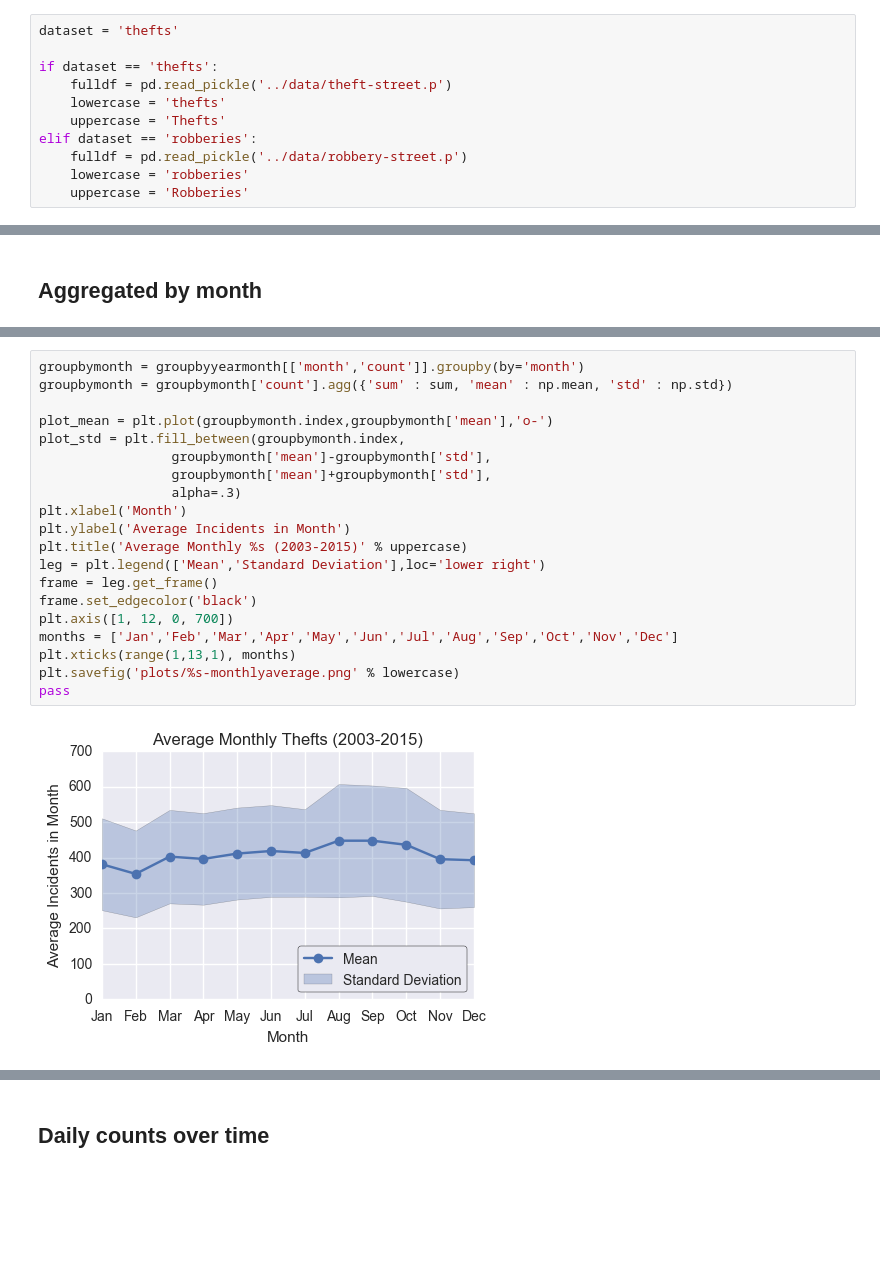
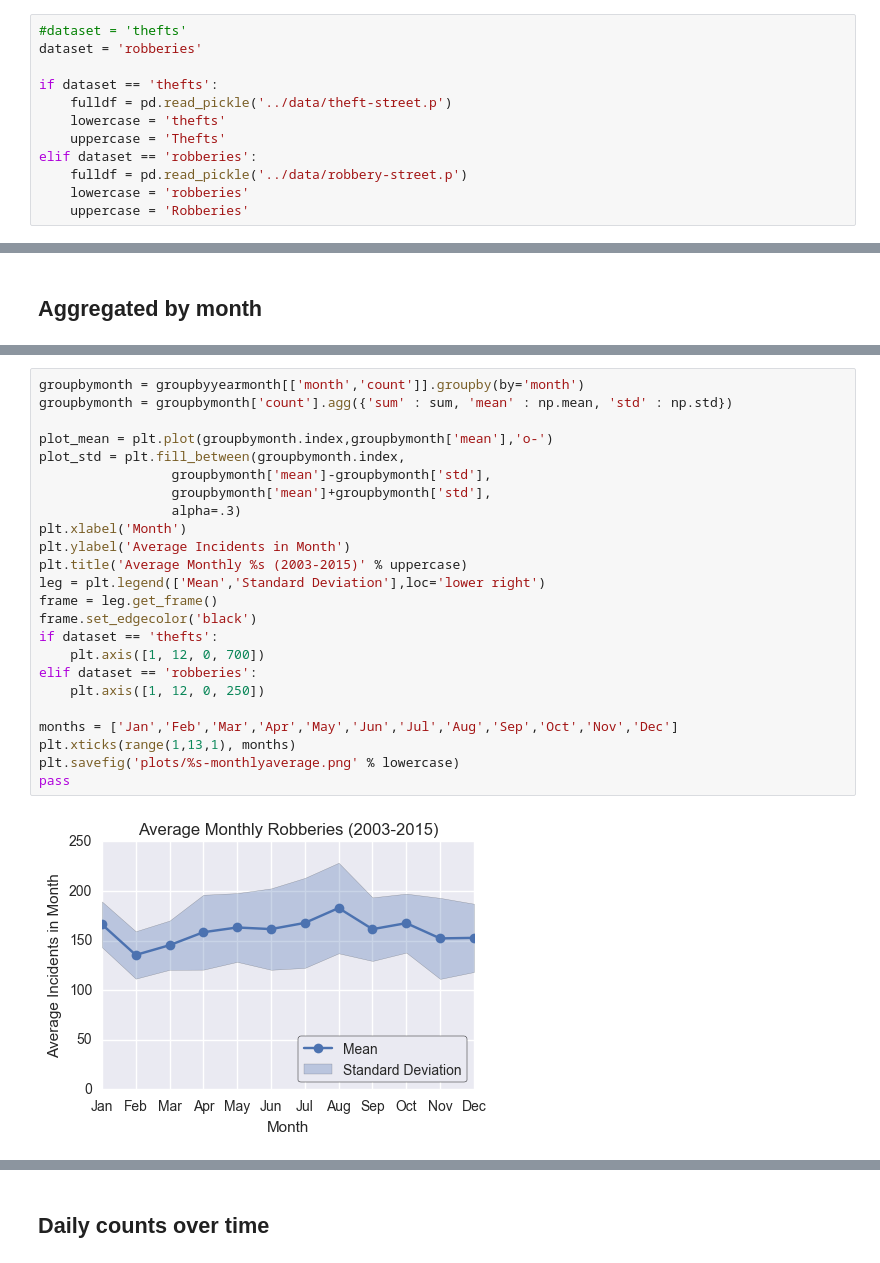
Before and after one commit to jayqi/sf-walk-safety, a Jupyter notebook: ipynbs/Crime Histograms and KDEs.ipynb, the cells around one changed output, grey strips where cells are left out. Cells and saved outputs as stored; diff of their text form; blank space fills up the shorter version.

```diff
--- a/ipynbs/Crime Histograms and KDEs.ipynb
+++ b/ipynbs/Crime Histograms and KDEs.ipynb
@@ -27,7 +27,8 @@ mpl.rcParams['legend.fancybox'] = True
 # %% [markdown]
 # Read data
 # %%
-dataset = 'thefts'
+#dataset = 'thefts'
+dataset = 'robberies'
 
 if dataset == 'thefts':
     fulldf = pd.read_pickle('../data/theft-street.p')
@@ -179,25 +193,29 @@ pass
 # %%
 groupbymonth = groupbyyearmonth[['month','count']].groupby(by='month')
 groupbymonth = groupbymonth['count'].agg({'sum' : sum, 'mean' : np.mean, 'std' : np.std})
 
 plot_mean = plt.plot(groupbymonth.index,groupbymonth['mean'],'o-')
 plot_std = plt.fill_between(groupbymonth.index,
                  groupbymonth['mean']-groupbymonth['std'],
                  groupbymonth['mean']+groupbymonth['std'],
                  alpha=.3)
 plt.xlabel('Month')
 plt.ylabel('Average Incidents in Month')
 plt.title('Average Monthly %s (2003-2015)' % uppercase)
 leg = plt.legend(['Mean','Standard Deviation'],loc='lower right')
 frame = leg.get_frame()
 frame.set_edgecolor('black')
-plt.axis([1, 12, 0, 700])
+if dataset == 'thefts':
+    plt.axis([1, 12, 0, 700])
+elif dataset == 'robberies':
+    plt.axis([1, 12, 0, 250])
+
 months = ['Jan','Feb','Mar','Apr','May','Jun','Jul','Aug','Sep','Oct','Nov','Dec']
 plt.xticks(range(1,13,1), months)
 plt.savefig('plots/%s-monthlyaverage.png' % lowercase)
 pass
 # %% [output]
-[figure, old version]
+[figure, new version]
 # %%
 yearlist = [2003, 2006, 2009, 2012, 2015]
 for year in yearlist:
```
Also changed, not shown: parts of 25 cells of this notebook, 42 other files.
